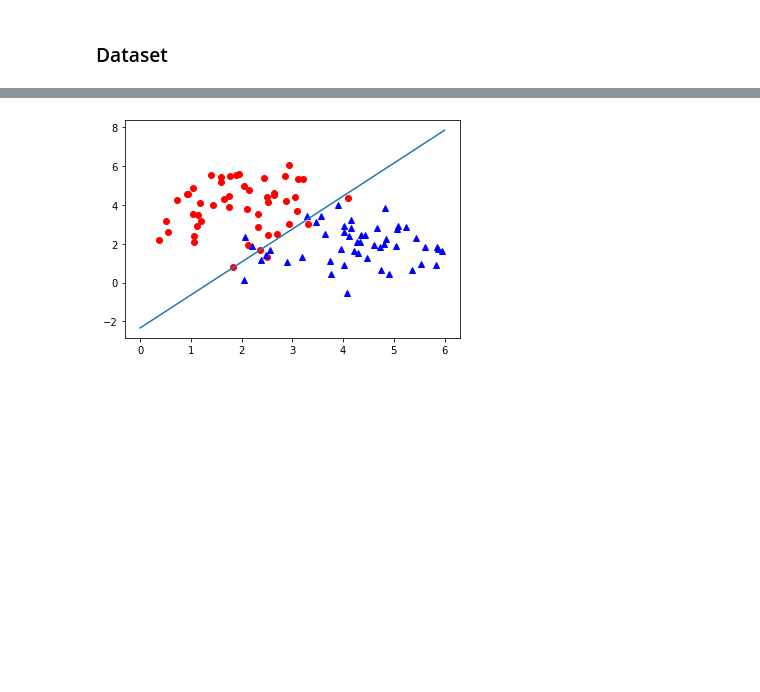
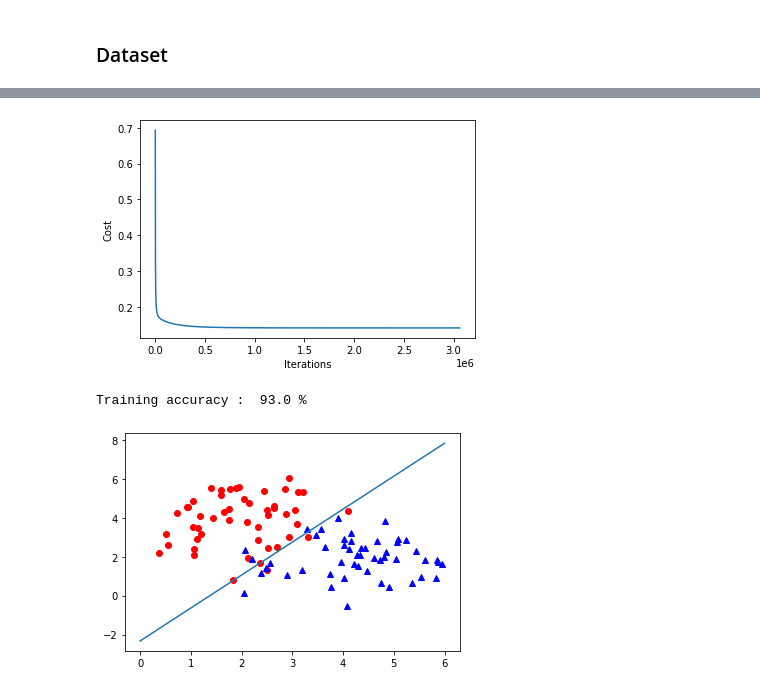
Before and after one commit to tusharc31/Statistical-Methods-in-AI, a Jupyter notebook: Assignment-2/Logistic Regression.ipynb, the cells around one changed output, grey strips where cells are left out. Saved outputs shown, nothing was run; the diff lists cells and outputs as text; code cells hidden in the pictures; blank space fills up the shorter version.

```diff
--- a/Assignment-2/Logistic Regression.ipynb
+++ b/Assignment-2/Logistic Regression.ipynb
@@ -79,0 +29,37 @@ print(W)
+# %%
+def gradient_descent(X, y, learning_rate, max_iterations, tolerance):
+
+    X = np.hstack((X,np.ones((X.shape[0],1))))
+    weights = np.zeros(X.shape[1])
+    old_weights = np.array(weights)
+    costs = []
+
+    for _ in range(max_iterations):
+
+        val = weights @ X.T
+        sigmoid_val = sigmoid(val)
+
+        weights = weights - learning_rate * jacobian(X, y, weights, sigmoid_val)
+
+        costs.append(objective(X.shape[0], y, sigmoid_val))
+        error = np.sqrt(np.sum(np.square(weights-old_weights))) / weights.shape[0]
+
+        if error < tolerance:
+            print('\nConverged at iteration: '+str(_))
+            print('Weights obtained are: ', weights)
+            break
+
+        if _%100000==0:
+            m1 = 'ITERATION: ' + str(_)
+            m2 = 'COST: ' + str(costs[-1])
+            print(m1, ' '*(20-len(m1)), m2)
+
+        old_weights = np.copy(weights)
+
+    return costs, weights
+# %%
+learning_rate = 1e-3
+tolerance = 1e-8
+max_iterations = 10000000
+
+costs, weights = gradient_descent(X, y, learning_rate, max_iterations, tolerance)
@@ -80 +84,21 @@ print(W)
+# %%
+plt.plot(costs)
+plt.xlabel('Iterations')
+plt.ylabel('Cost')
+plt.show()
+# %% [output]
+[figure, added]
+# %%
+def accuracy(X, Y, W):
+    X = np.hstack((X,np.ones((X.shape[0],1))))
+    Z = W @ X.T
+    A = sigmoid(Z)
+    A = A > 0.5
+    A = np.array(A, dtype = 'int64')
+    acc = (1 - np.sum(np.absolute(A - Y))/Y.shape[0])*100
+    print('Training accuracy : ', round(acc, 2), "%")
+
+accuracy(X, y, weights)
+# %% [output]
+Training accuracy :  93.0 %
 # %%
```
Also changed, not shown: parts of 9 cells of this notebook.
